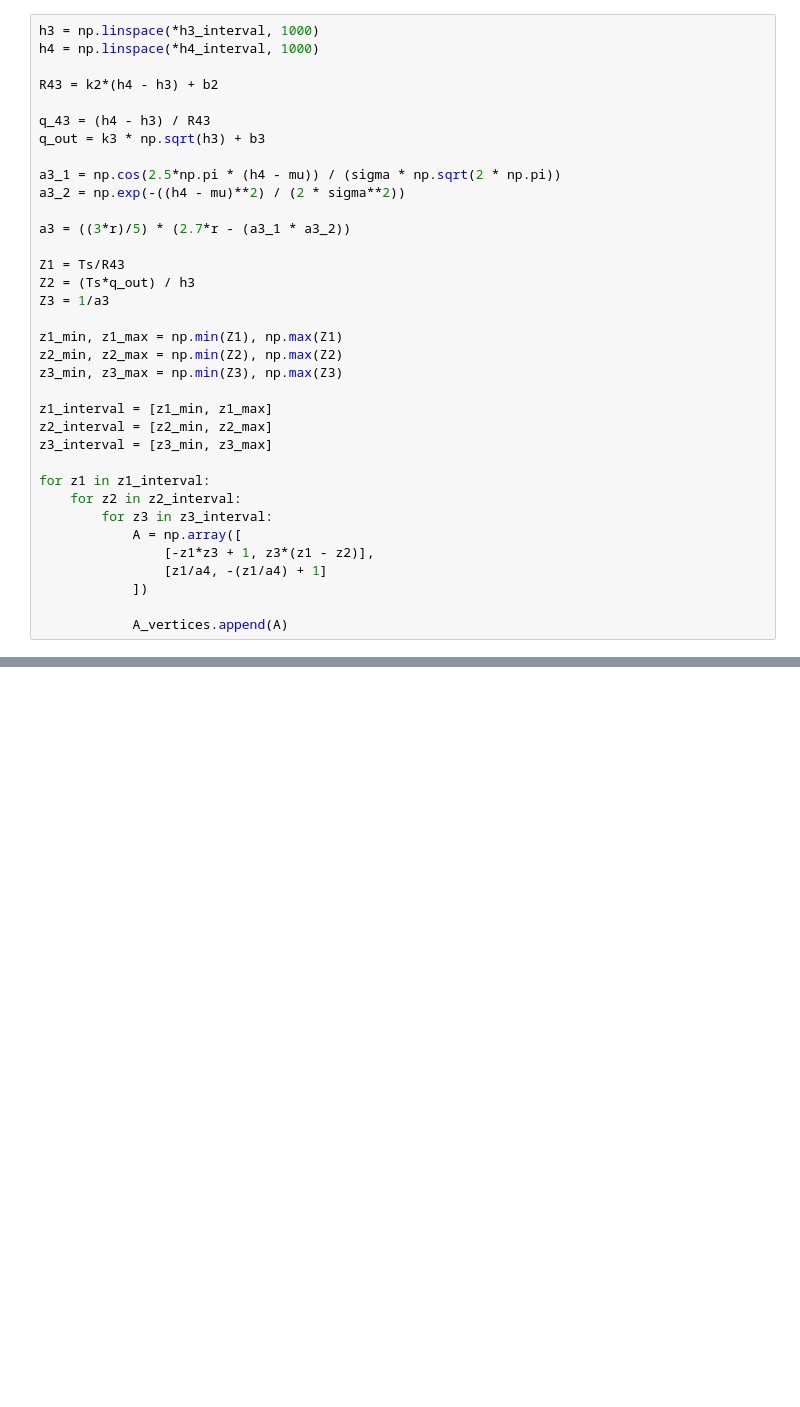
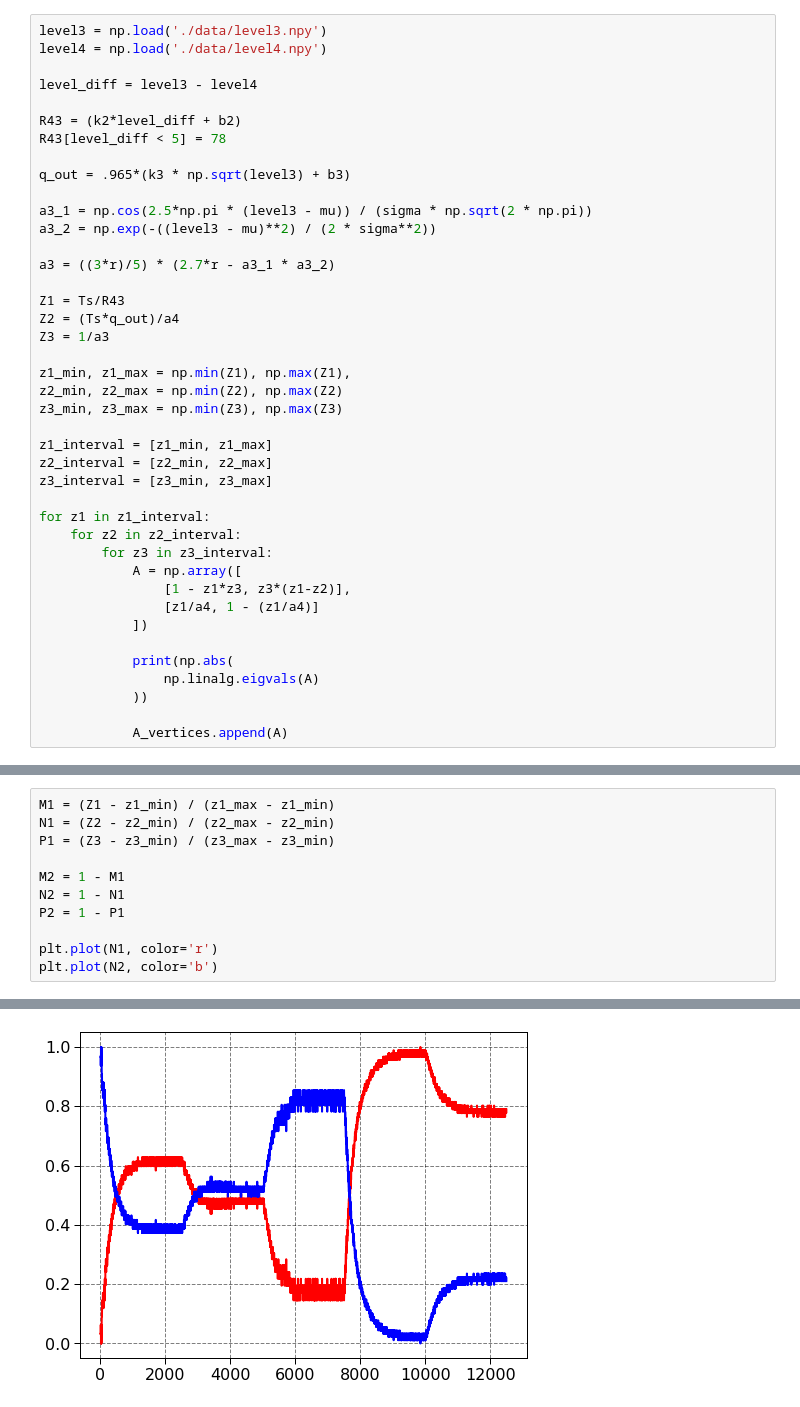
Before and after one commit to miguellrodrigues/ic_tanques, a Jupyter notebook: fuzzy_expr.ipynb, the cells around one changed output, grey strips where cells are left out. Cells and saved outputs as stored; diff of their text form; blank space fills up the shorter version.

```diff
--- a/fuzzy_expr.ipynb
+++ b/fuzzy_expr.ipynb
@@ -29,24 +26,26 @@ B = np.array([
     [k1/a4]
 ])
 # %%
-h3 = np.linspace(*h3_interval, 1000)
-h4 = np.linspace(*h4_interval, 1000)
+level3 = np.load('./data/level3.npy')
+level4 = np.load('./data/level4.npy')
 
-R43 = k2*(h4 - h3) + b2
+level_diff = level3 - level4
 
-q_43 = (h4 - h3) / R43
-q_out = k3 * np.sqrt(h3) + b3
+R43 = (k2*level_diff + b2)
+R43[level_diff < 5] = 78
 
-a3_1 = np.cos(2.5*np.pi * (h4 - mu)) / (sigma * np.sqrt(2 * np.pi))
-a3_2 = np.exp(-((h4 - mu)**2) / (2 * sigma**2))
+q_out = .965*(k3 * np.sqrt(level3) + b3)
 
-a3 = ((3*r)/5) * (2.7*r - (a3_1 * a3_2))
+a3_1 = np.cos(2.5*np.pi * (level3 - mu)) / (sigma * np.sqrt(2 * np.pi))
+a3_2 = np.exp(-((level3 - mu)**2) / (2 * sigma**2))
+
+a3 = ((3*r)/5) * (2.7*r - a3_1 * a3_2)
 
 Z1 = Ts/R43
-Z2 = (Ts*q_out) / h3
+Z2 = (Ts*q_out)/a4
 Z3 = 1/a3
 
-z1_min, z1_max = np.min(Z1), np.max(Z1)
+z1_min, z1_max = np.min(Z1), np.max(Z1),
 z2_min, z2_max = np.min(Z2), np.max(Z2)
 z3_min, z3_max = np.min(Z3), np.max(Z3)
 
@@ -58,8 +57,12 @@ for z1 in z1_interval:
     for z2 in z2_interval:
         for z3 in z3_interval:
             A = np.array([
-                [-z1*z3 + 1, z3*(z1 - z2)],
-                [z1/a4, -(z1/a4) + 1]
+                [1 - z1*z3, z3*(z1-z2)],
+                [z1/a4, 1 - (z1/a4)]
             ])
 
+            print(np.abs(
+                np.linalg.eigvals(A)
+            ))
+
             A_vertices.append(A)
@@ -65,0 +78,12 @@ for z1 in z1_interval:
+# %%
+M1 = (Z1 - z1_min) / (z1_max - z1_min)
+N1 = (Z2 - z2_min) / (z2_max - z2_min)
+P1 = (Z3 - z3_min) / (z3_max - z3_min)
+
+M2 = 1 - M1
+N2 = 1 - N1
+P2 = 1 - P1
+
+plt.plot(N1, color='r')
+plt.plot(N2, color='b')
+# %% [output]
@@ -66 +91,2 @@ for z1 in z1_interval:
+[figure, added]
 # %%
```
Also changed, not shown: parts of 6 cells of this notebook, 29 other files.
